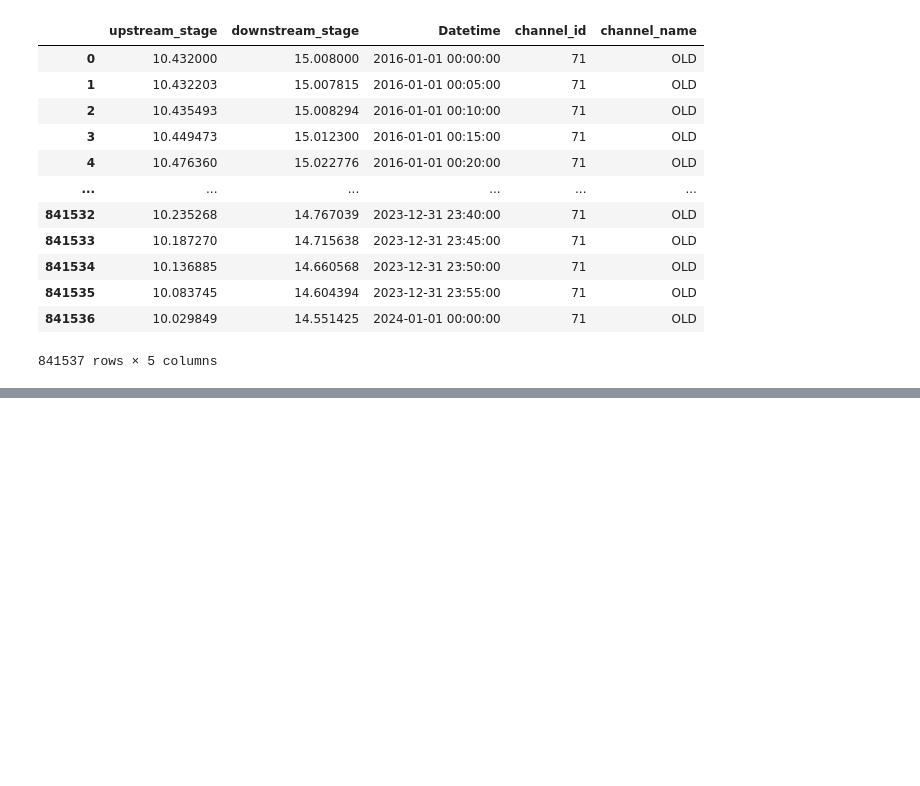
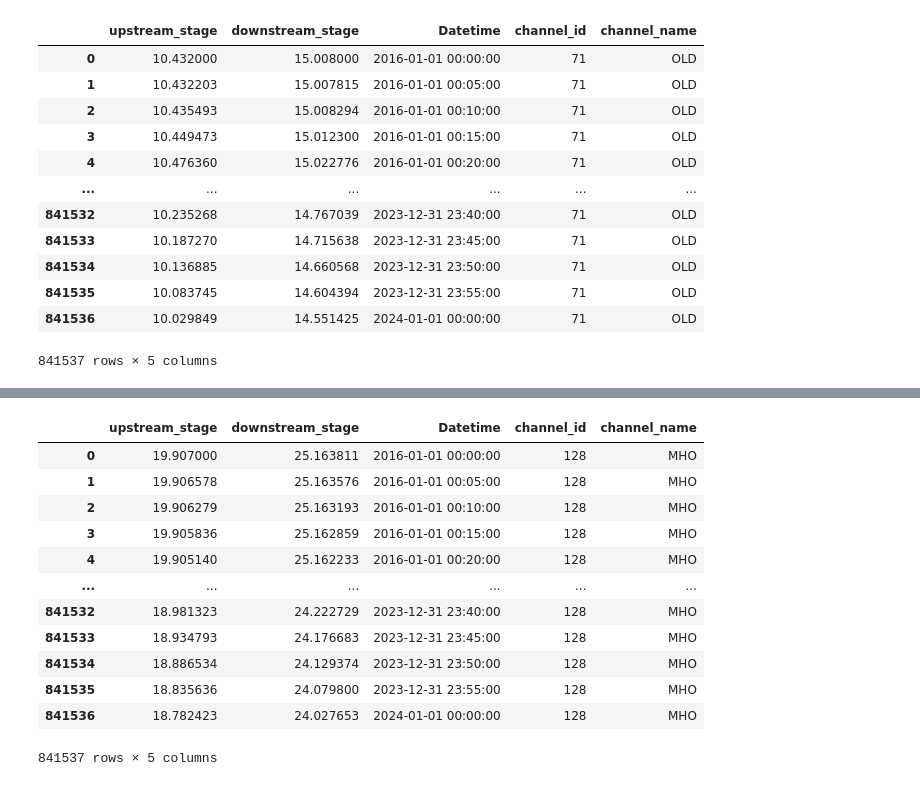
Before and after one commit to FlowWest/sdg-dashboard, a Jupyter notebook: data-raw/data-exports/hydro-export-notebook.ipynb, the cells around one changed output, grey strips where cells are left out. Saved outputs shown, nothing was run; the diff lists cells and outputs as text; code cells hidden in the pictures; blank space fills up the shorter version.

```diff
--- a/data-raw/data-exports/hydro-export-notebook.ipynb
+++ b/data-raw/data-exports/hydro-export-notebook.ipynb
@@ -46,3 +50,7 @@ old_downstream = stage[:, 71, 1]
+# %%
+# MHO id = 128
+mho_upstream = stage[:, 128, 0]
+mho_downstream = stage[:, 128, 1]
 # %%
 df_old_upstream = pd.DataFrame(old_upstream, columns=["upstream_stage"])
 df_old_downstream = pd.DataFrame(old_downstream, columns=["downstream_stage"])
@@ -65,0 +94,6 @@ df
+# %%
+df_mho_upstream = pd.DataFrame(mho_upstream, columns=["upstream_stage"])
+df_mho_downstream = pd.DataFrame(mho_downstream, columns=["downstream_stage"])
+
+mho_df = pd.concat([df_mho_upstream, df_mho_downstream], axis = 1)
+mho_df
@@ -86,2 +154,22 @@ old
+# %%
+mho = pd.concat([mho_df, df_time_series], axis=1)
+mho['channel_id'] = 128
+mho['channel_name'] = 'MHO'
+
+mho
+# %% [output]
+|  | upstream_stage | downstream_stage | Datetime | channel_id | channel_name |
+| 0 | 19.907000 | 25.163811 | 2016-01-01 00:00:00 | 128 | MHO |
+| 1 | 19.906578 | 25.163576 | 2016-01-01 00:05:00 | 128 | MHO |
+| 2 | 19.906279 | 25.163193 | 2016-01-01 00:10:00 | 128 | MHO |
+| 3 | 19.905836 | 25.162859 | 2016-01-01 00:15:00 | 128 | MHO |
+| 4 | 19.905140 | 25.162233 | 2016-01-01 00:20:00 | 128 | MHO |
+| ... | ... | ... | ... | ... | ... |
+| 841532 | 18.981323 | 24.222729 | 2023-12-31 23:40:00 | 128 | MHO |
+| 841533 | 18.934793 | 24.176683 | 2023-12-31 23:45:00 | 128 | MHO |
+| 841534 | 18.886534 | 24.129374 | 2023-12-31 23:50:00 | 128 | MHO |
+| 841535 | 18.835636 | 24.079800 | 2023-12-31 23:55:00 | 128 | MHO |
+| 841536 | 18.782423 | 24.027653 | 2024-01-01 00:00:00 | 128 | MHO |
+841537 rows × 5 columns
 # %%
 old.to_csv('/Users/maddeerubenson/Documents/git/SDG/sdg-dashboard/data-raw/data-exports/exports/old_stage_export.csv')
```
Also changed, not shown: parts of 7 cells of this notebook.
